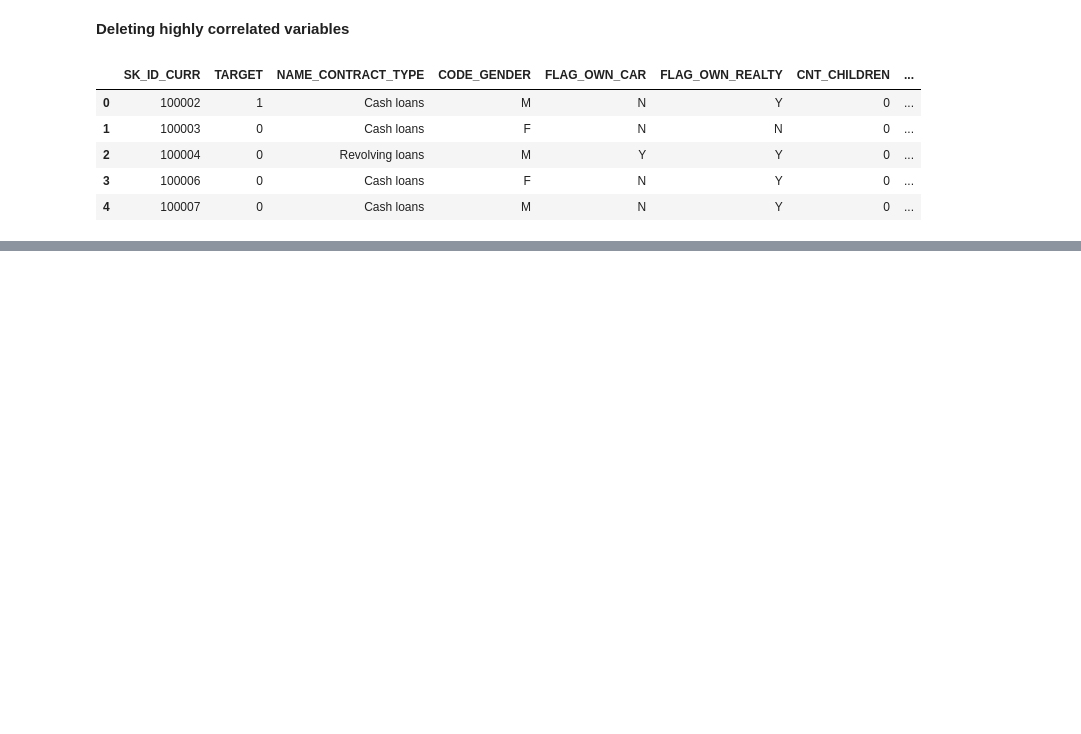
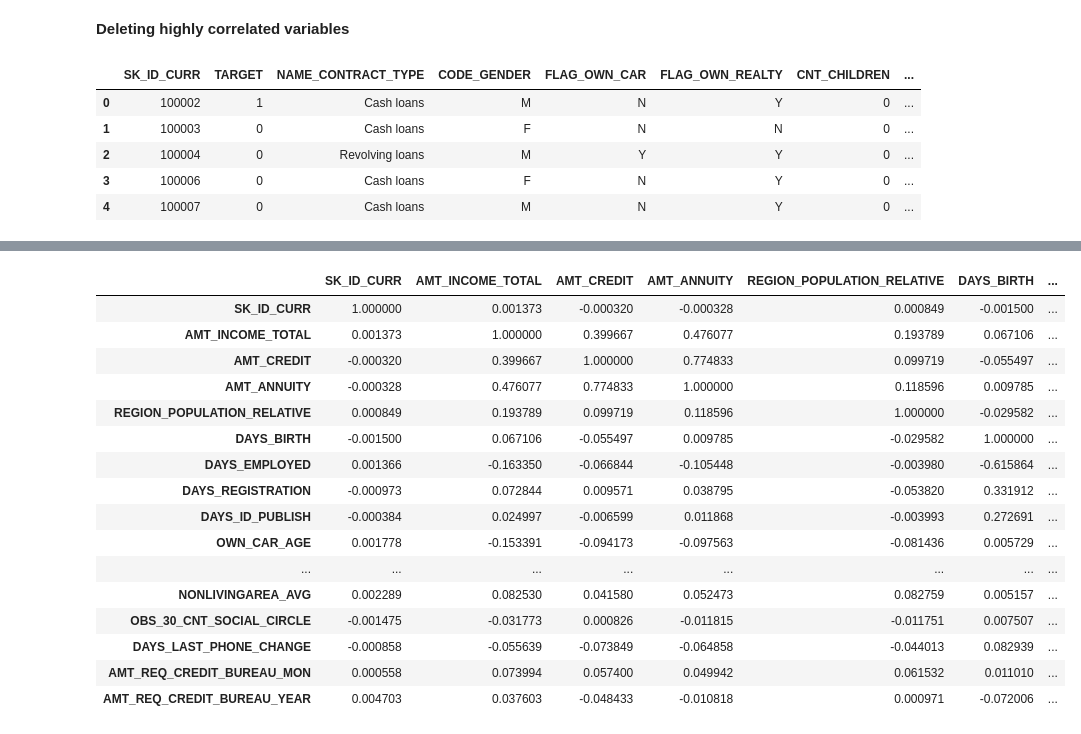
Before and after one commit to SedatParlak/credit-fraud-detection, a Jupyter notebook: credit-fraud-detection.ipynb, the cells around one changed output, grey strips where cells are left out. Saved outputs shown, nothing was run; the diff lists cells and outputs as text; code cells hidden in the pictures; blank space fills up the shorter version.

```diff
--- a/credit-fraud-detection.ipynb
+++ b/credit-fraud-detection.ipynb
@@ -272,2 +274,2 @@ df.head()
 # %%
-# to be continued
+cat_cols, num_cols, cat_but_car = grab_col_names(df, cat_th=20, car_th=20)
@@ -273,0 +385,20 @@ df.head()
+# %%
+df[num_cols].corr()
+# %% [output]
+|  | SK_ID_CURR | AMT_INCOME_TOTAL | AMT_CREDIT | AMT_ANNUITY | REGION_POPULATION_RELATIVE | DAYS_BIRTH | ... |
+| SK_ID_CURR | 1.000000 | 0.001373 | -0.000320 | -0.000328 | 0.000849 | -0.001500 | ... |
+| AMT_INCOME_TOTAL | 0.001373 | 1.000000 | 0.399667 | 0.476077 | 0.193789 | 0.067106 | ... |
+| AMT_CREDIT | -0.000320 | 0.399667 | 1.000000 | 0.774833 | 0.099719 | -0.055497 | ... |
+| AMT_ANNUITY | -0.000328 | 0.476077 | 0.774833 | 1.000000 | 0.118596 | 0.009785 | ... |
+| REGION_POPULATION_RELATIVE | 0.000849 | 0.193789 | 0.099719 | 0.118596 | 1.000000 | -0.029582 | ... |
+| DAYS_BIRTH | -0.001500 | 0.067106 | -0.055497 | 0.009785 | -0.029582 | 1.000000 | ... |
+| DAYS_EMPLOYED | 0.001366 | -0.163350 | -0.066844 | -0.105448 | -0.003980 | -0.615864 | ... |
+| DAYS_REGISTRATION | -0.000973 | 0.072844 | 0.009571 | 0.038795 | -0.053820 | 0.331912 | ... |
+| DAYS_ID_PUBLISH | -0.000384 | 0.024997 | -0.006599 | 0.011868 | -0.003993 | 0.272691 | ... |
+| OWN_CAR_AGE | 0.001778 | -0.153391 | -0.094173 | -0.097563 | -0.081436 | 0.005729 | ... |
+| ... | ... | ... | ... | ... | ... | ... | ... |
+| NONLIVINGAREA_AVG | 0.002289 | 0.082530 | 0.041580 | 0.052473 | 0.082759 | 0.005157 | ... |
+| OBS_30_CNT_SOCIAL_CIRCLE | -0.001475 | -0.031773 | 0.000826 | -0.011815 | -0.011751 | 0.007507 | ... |
+| DAYS_LAST_PHONE_CHANGE | -0.000858 | -0.055639 | -0.073849 | -0.064858 | -0.044013 | 0.082939 | ... |
+| AMT_REQ_CREDIT_BUREAU_MON | 0.000558 | 0.073994 | 0.057400 | 0.049942 | 0.061532 | 0.011010 | ... |
+| AMT_REQ_CREDIT_BUREAU_YEAR | 0.004703 | 0.037603 | -0.048433 | -0.010818 | 0.000971 | -0.072006 | ... |
```
Also changed, not shown: parts of 12 cells of this notebook, 1 other file.
